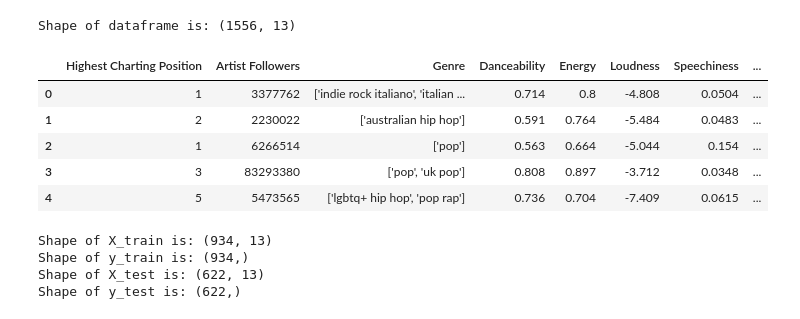
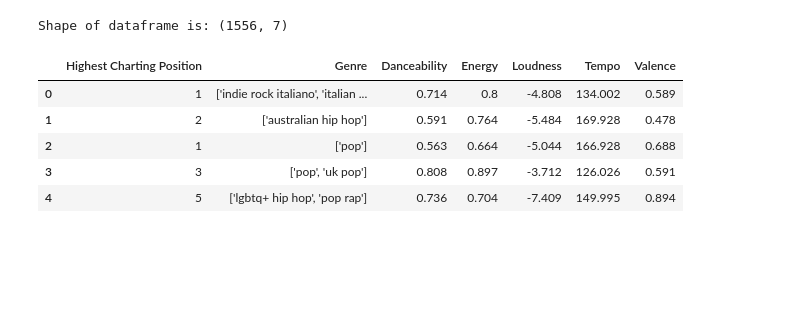
Before and after one commit to MortenLenschow/ITMAL_O4, a Jupyter notebook: models/rALLE.ipynb, the cells around one changed output. Saved outputs shown, nothing was run; the diff lists cells and outputs as text; code cells hidden in the pictures; blank space fills up the shorter version.

```diff
--- a/models/rALLE.ipynb
+++ b/models/rALLE.ipynb
@@ -4,50 +4,21 @@ model_variant = 'base'
 # %%
 import pandas as pd
 
-df = pd.read_csv('spotify_dataset.csv')
+df = pd.read_csv('../spotify_dataset.csv')
 df = df.drop(columns=['Song ID', 'Artist', 'Number of Times Charted',
- 'Week of Highest Charting', 'Song Name', 'Streams', 'Release Date',
-  'Weeks Charted', 'Popularity', 'Index'])
+ 'Week of Highest Charting', 'Song Name', 'Release Date', 'Streams', 'Popularity',
+  'Weeks Charted', 'Index', 'Speechiness', 'Acousticness', 'Liveness', 'Duration (ms)', 'Artist Followers',
+  'Chord'])
 df = df.replace(' ','0')
 
 print('Shape of dataframe is:', df.shape)
 
 df.head(5)
 # %% [output]
-Shape of dataframe is: (1556, 13)
+Shape of dataframe is: (1556, 7)
-|  | Highest Charting Position | Artist Followers | Genre | Danceability | Energy | Loudness | Speechiness | ... |
-| 0 | 1 | 3377762 | ['indie rock italiano', 'italian ... | 0.714 | 0.8 | -4.808 | 0.0504 | ... |
-| 1 | 2 | 2230022 | ['australian hip hop'] | 0.591 | 0.764 | -5.484 | 0.0483 | ... |
-| 2 | 1 | 6266514 | ['pop'] | 0.563 | 0.664 | -5.044 | 0.154 | ... |
-| 3 | 3 | 83293380 | ['pop', 'uk pop'] | 0.808 | 0.897 | -3.712 | 0.0348 | ... |
-| 4 | 5 | 5473565 | ['lgbtq+ hip hop', 'pop rap'] | 0.736 | 0.704 | -7.409 | 0.0615 | ... |
+|  | Highest Charting Position | Genre | Danceability | Energy | Loudness | Tempo | Valence |
+| 0 | 1 | ['indie rock italiano', 'italian ... | 0.714 | 0.8 | -4.808 | 134.002 | 0.589 |
+| 1 | 2 | ['australian hip hop'] | 0.591 | 0.764 | -5.484 | 169.928 | 0.478 |
+| 2 | 1 | ['pop'] | 0.563 | 0.664 | -5.044 | 166.928 | 0.688 |
+| 3 | 3 | ['pop', 'uk pop'] | 0.808 | 0.897 | -3.712 | 126.026 | 0.591 |
+| 4 | 5 | ['lgbtq+ hip hop', 'pop rap'] | 0.736 | 0.704 | -7.409 | 149.995 | 0.894 |
-# %%
-X = df.drop(columns=['Highest Charting Position'])
-y = df['Highest Charting Position'].values
-
-X['Artist Followers'] = X['Artist Followers'].astype(int)
-X['Danceability'] = X['Danceability'].astype(float)
-X['Energy'] = X['Energy'].astype(float)
-X['Loudness'] = X['Loudness'].astype(float)
-X['Speechiness'] = X['Speechiness'].astype(float)
-X['Acousticness'] = X['Acousticness'].astype(float)
-X['Liveness'] = X['Liveness'].astype(float)
-X['Tempo'] = X['Tempo'].astype(float)
-X['Duration (ms)'] = X['Duration (ms)'].astype(int)
-X['Valence'] = X['Valence'].astype(float)
-
-split = round(len(df)*0.6)
-X_train = df[:split]
-y_train = y[:split]
-X_test = df[split:]
-y_test = y[split:]
-
-print('Shape of X_train is:', X_train.shape)
-print('Shape of y_train is:', y_train.shape)
-print('Shape of X_test is:', X_test.shape)
-print('Shape of y_test is:', y_test.shape)
-# %% [output]
-Shape of X_train is: (934, 13)
-Shape of y_train is: (934,)
-Shape of X_test is: (622, 13)
-Shape of y_test is: (622,)
```
Also changed, not shown: parts of 10 cells of this notebook.
